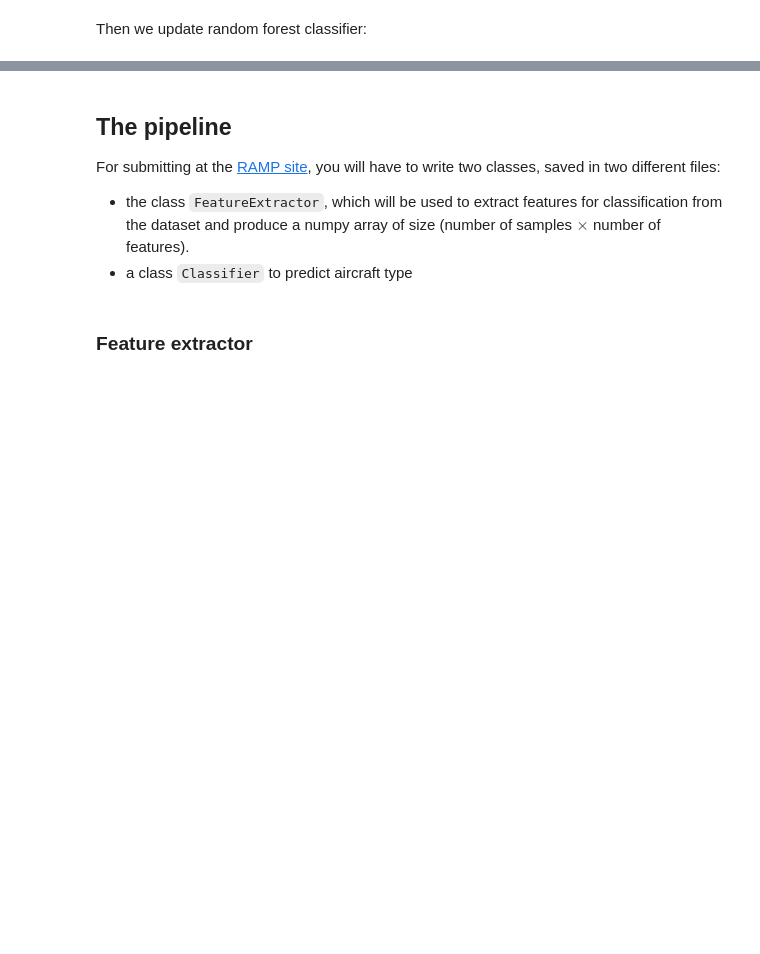
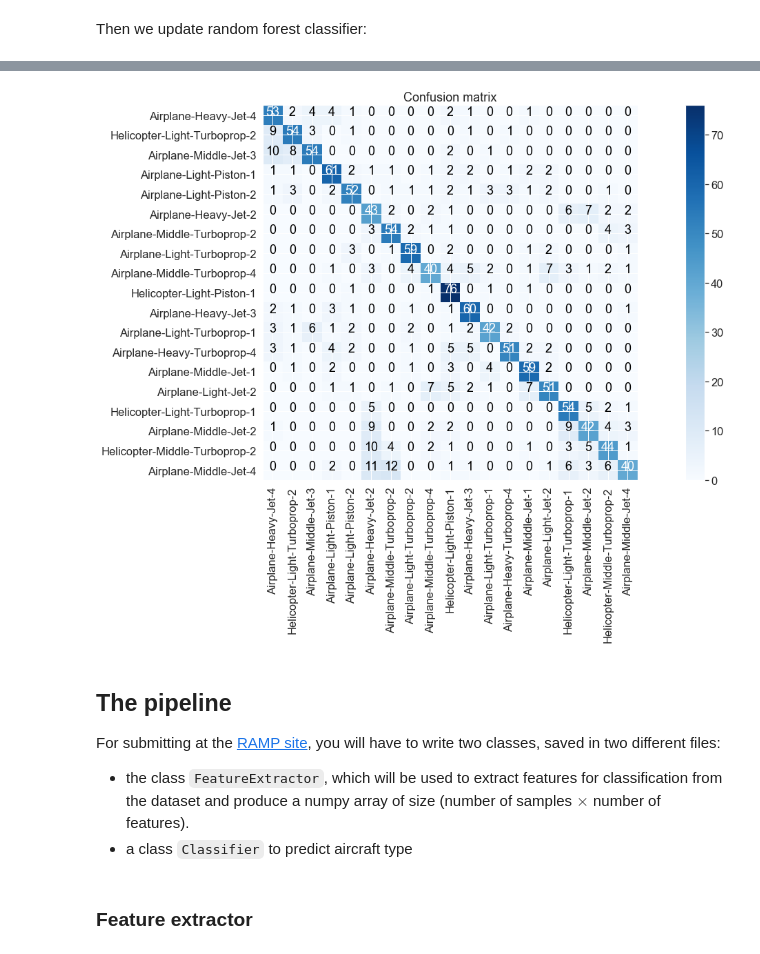
Before and after one commit to louis-lapassat/RAMP_radar_trajectories, a Jupyter notebook: RAMP_radar_trajectories.ipynb, the cells around one changed output, grey strips where cells are left out. Cells and saved outputs as stored; diff of their text form; code cells hidden in the pictures; blank space fills up the shorter version.

```diff
--- a/RAMP_radar_trajectories.ipynb
+++ b/RAMP_radar_trajectories.ipynb
@@ -474,8 +471,8 @@ from sklearn.model_selection import GridSearchCV
 ###############################################
 
 param_grid = {
-    'n_estimators' : [25, 50, 75, 100], # 10 is default
-    'max_depth' : [None, 18, 19, 20, 21, 22], # None is default
+    'n_estimators' : [200, 250, 275, 300, 325, 350, 375], # 10 is default
+    'max_depth' : [None, 100, 150, 200, 250, 300], # None is default
 }
 
 #########################
@@ -546,0 +544,78 @@ Pretty nice no? By just changing 2 parameters we increased our cross validation
+# %%
+########################
+### import libraries ###
+########################
+
+from sklearn.svm import SVC
+from sklearn.preprocessing import StandardScaler
+
+###############
+### SVC fit ###
+###############
+
+scaler = StandardScaler()
+scaler.fit(df_global[best_features])
+x_train_rf, x_test_rf, y_train_rf, y_test_rf = train_test_split(scaler.transform(df_global[best_features]),
+                                                                df_global['specie'], test_size=0.3,
+                                                               random_state=141421)
+
+###############################################
+### select parameters that you want to tune ###
+###############################################
+
+param_grid = {
+    'C' : [300, 400, 500, 600, 700, 800, 900, 1000], # 1 is default
+    'gamma' : [1e-5, 1e-4, 1e-3, 1e-2, 1e-1], # 'auto' is default
+    'kernel' : ['rbf'] # 'rbf' is default
+}
+
+#########################
+### start grid search ###
+#########################
+
+classifier_support_vector_classification = SVC(random_state=141421)
+result_grid_search = GridSearchCV(estimator=classifier_support_vector_classification, param_grid=param_grid, cv=10)
+result_grid_search.fit(x_train_rf, y_train_rf)
+
+#############################
+### print best parameters ###
+#############################
+
+result_grid_search.best_params_
+
+classifier_support_vector_classification = SVC(C=result_grid_search.best_params_['C'],
+                                               gamma=result_grid_search.best_params_['gamma'],
+                                               random_state=141421)
+classifier_support_vector_classification.fit(x_train_rf, y_train_rf)
+
+################################
+### 10-Fold Cross validation ###
+################################
+
+print('Average cross validation: ' + str(np.mean(cross_val_score(classifier_support_vector_classification,
+                                                                 x_train_rf, y_train_rf, cv=10))))
+ac = accuracy_score(y_test_rf, classifier_support_vector_classification.predict(x_test_rf))
+print('Accuracy is: ', ac)
+
+#####################################
+### plotting the confusion matrix ###
+#####################################
+
+title='Confusion matrix'
+plt.figure(figsize=(25,10))
+cm = confusion_matrix(y_test_rf, classifier_support_vector_classification.predict(x_test_rf))
+plt.imshow(cm, interpolation='nearest', cmap=plt.cm.Blues)
+plt.title(title)
+plt.colorbar()
+classes = df_global.specie.unique()
+tick_marks = np.arange(len(classes))
+plt.xticks(tick_marks, classes, rotation=90)
+plt.yticks(tick_marks, classes)
+
+fmt = 'd'
+thresh = cm.max() / 2.
+for i, j in itertools.product(range(cm.shape[0]), range(cm.shape[1])):
+    plt.text(j, i, format(cm[i, j], fmt),
+             horizontalalignment="center",
+             color="white" if cm[i, j] > thresh else "black")
+# %% [output]
@@ -547,3 +624,4 @@ Pretty nice no? By just changing 2 parameters we increased our cross validation
+[figure, added]
 # %% [markdown]
 ## The pipeline
 
```
Also changed, not shown: parts of 25 cells of this notebook.
